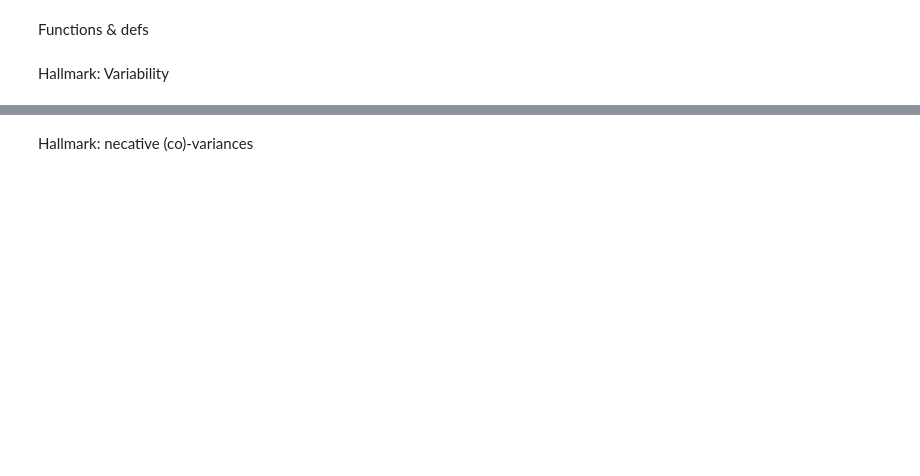
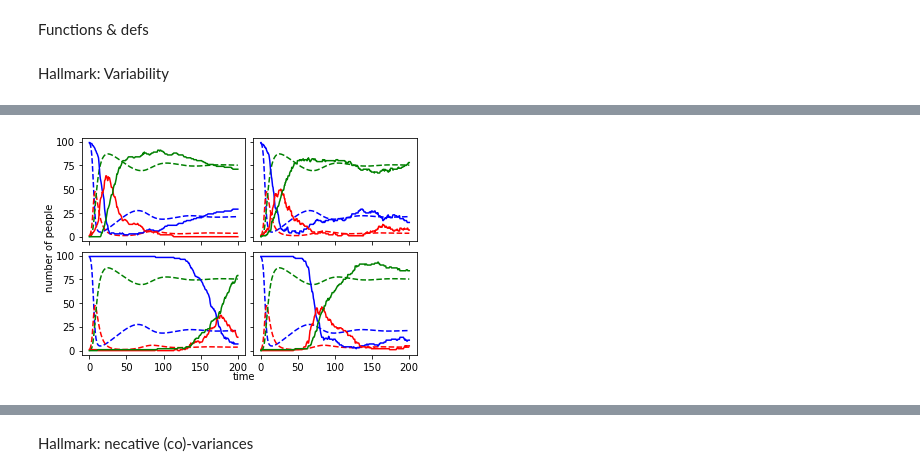
Before and after one commit to JaccovanWijk/CLSIntro2, a Jupyter notebook: Assignment 2.ipynb, the cells around one changed output, grey strips where cells are left out. Drawn from its saved outputs; the diff is of its cells as text; code cells hidden in the pictures; blank space fills up the shorter version.

```diff
--- a/Assignment 2.ipynb
+++ b/Assignment 2.ipynb
@@ -263,0 +170,56 @@ plt.show()
+# %%
+beta = 1.0
+gamma = 0.2
+mu = 0.01
+population = 100
+max_t = 200
+epsilon = 5.5 * 10 ** -5 * np.sqrt(population) # TODO: Klopt dit wel? Kijk in boek
+
+# Do stochastic 3 times
+s1, i1, r1, e = SIR_Import(population, max_t, beta, gamma, mu, epsilon)
+t1 = np.linspace(0,max_t,len(s1))
+s2, i2, r2, e = SIR_Import(population, max_t, beta, gamma, mu, epsilon)
+t2 = np.linspace(0,max_t,len(s2))
+s3, i3, r3, e = SIR_Import(population, max_t, beta, gamma, mu, epsilon)
+t3 = np.linspace(0,max_t,len(s3))
+s4, i4, r4, e = SIR_Import(population, max_t, beta, gamma, mu, epsilon)
+t4 = np.linspace(0,max_t,len(s4))
+s = [s1, s2, s3, s4]
+i = [i1, i2, i3, i4]
+r = [r1, r2, r3, r4]
+t = [t1, t2, t3, t4]
+
+# Integrate ODE using odeint
+time = np.linspace(0, max_t, len(s[0]))
+y0 = 0.99, 0.01, 0
+integrated = odeint(ode_demo, y0, time, args=(beta, gamma, mu))
+s_ode, i_ode, r_ode = integrated.T
+
+# Create subplot
+f, ax = plt.subplots(2,2)
+index = 0
+for row in ax:
+    for col in row:
+        # Plot deterministic
+        col.plot(time, s_ode*population, color='b', linestyle='--')
+        col.plot(time, i_ode*population, color='r', linestyle='--')
+        col.plot(time, r_ode*population, color='g', linestyle='--')
+        # Plot stochastic
+        col.plot(t[index], s[index], color='b')
+        col.plot(t[index], i[index], color='r')
+        col.plot(t[index], r[index], color='g')
+
+        if index < 2:
+            col.tick_params(axis='x', which='both', labelbottom=False)
+        if index % 2 != 0:
+            col.tick_params(axis='y', which='both', labelleft=False)
+
+        index += 1
+
+f.text(0.04, 0.5, 'number of people', va='center', rotation='vertical')
+f.text(0.5, 0.04, 'time', ha='center')
+plt.subplots_adjust(wspace=0.05, hspace=0.1)
+# plt.savefig("figs/variability_import_epi", dpi=400)
+plt.show()
+# %% [output]
+[figure, added]
```
Also changed, not shown: parts of 7 cells of this notebook, 11 other files.
